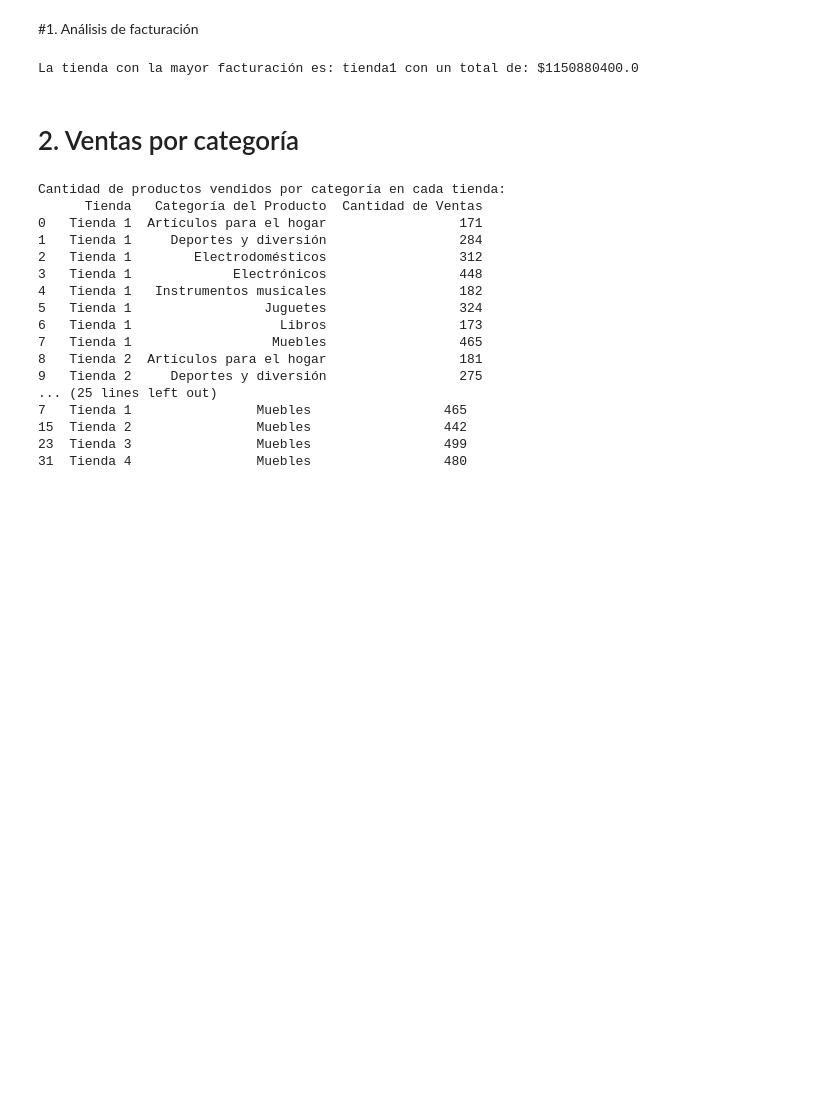
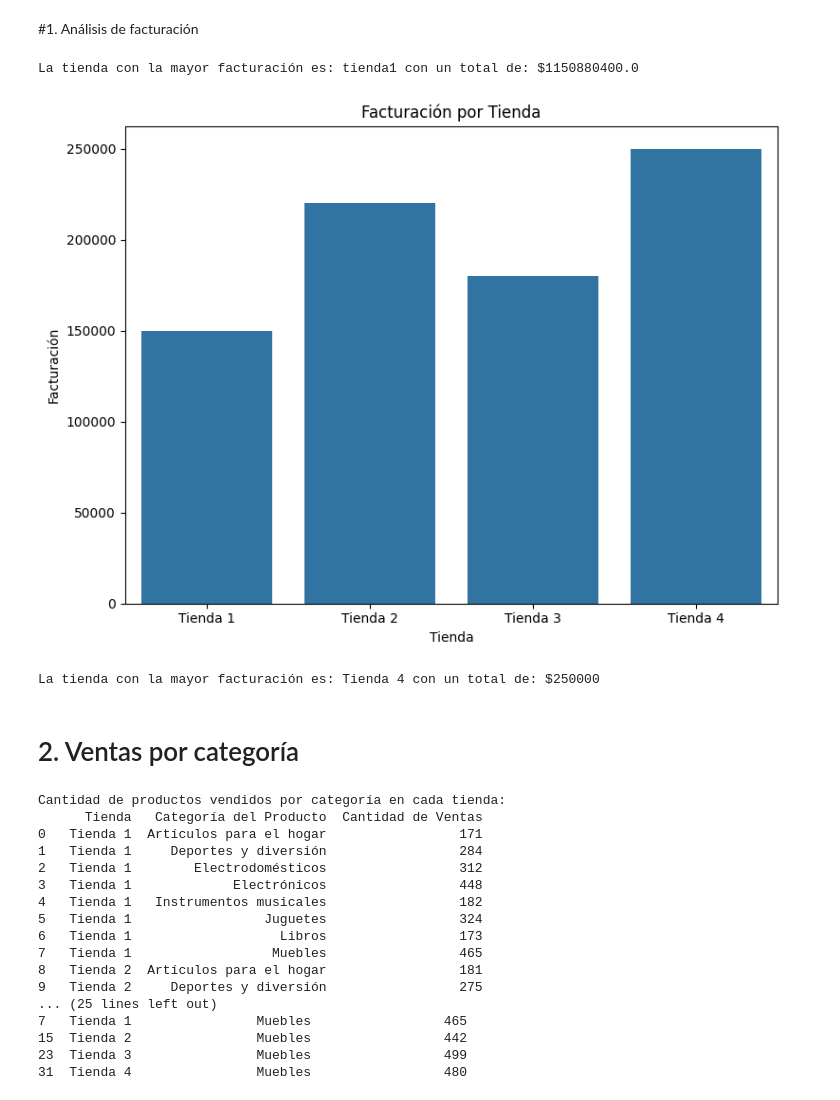
Before and after one commit to adrian-pieroni/AluraStoreLatam, a Jupyter notebook: AluraStoreLatam.ipynb, the cells around one changed output. Cells and saved outputs as stored; diff of their text form; code cells hidden in the pictures; blank space fills up the shorter version.

```diff
--- a/AluraStoreLatam.ipynb
+++ b/AluraStoreLatam.ipynb
@@ -49,6 +49,43 @@ for tienda, facturacion in facturacion_tiendas.items():
 print(f"La tienda con la mayor facturación es: {tienda_mayor_facturacion} con un total de: ${mayor_facturacion}")
 # %% [output]
 La tienda con la mayor facturación es: tienda1 con un total de: $1150880400.0
+# %%
+import pandas as pd
+import matplotlib.pyplot as plt
+import seaborn as sns
+
+facturacion_tiendas = {
+    "Tienda 1": 150000,
+    "Tienda 2": 220000,
+    "Tienda 3": 180000,
+    "Tienda 4": 250000,
+}
+
+# Convertir el diccionario a un DataFrame de pandas
+df_facturacion = pd.DataFrame(list(facturacion_tiendas.items()), columns=['Tienda', 'Facturación'])
+
+# Generar el gráfico de barras
+plt.figure(figsize=(8, 6))
+sns.barplot(x='Tienda', y='Facturación', data=df_facturacion)
+plt.title('Facturación por Tienda')
+plt.xlabel('Tienda')
+plt.ylabel('Facturación')
+plt.tight_layout()
+plt.show()
+
+# El código original para encontrar la tienda con mayor facturación se mantiene igual
+mayor_facturacion = 0
+tienda_mayor_facturacion = ""
+
+for tienda, facturacion in facturacion_tiendas.items():
+    if facturacion > mayor_facturacion:
+        mayor_facturacion = facturacion
+        tienda_mayor_facturacion = tienda
+
+print(f"\nLa tienda con la mayor facturación es: {tienda_mayor_facturacion} con un total de: ${mayor_facturacion}")
+# %% [output]
+[figure, added]
+La tienda con la mayor facturación es: Tienda 4 con un total de: $250000
 # %% [markdown]
 # 2. Ventas por categoría
 # %%
```
Also changed, not shown: parts of 5 cells of this notebook.
